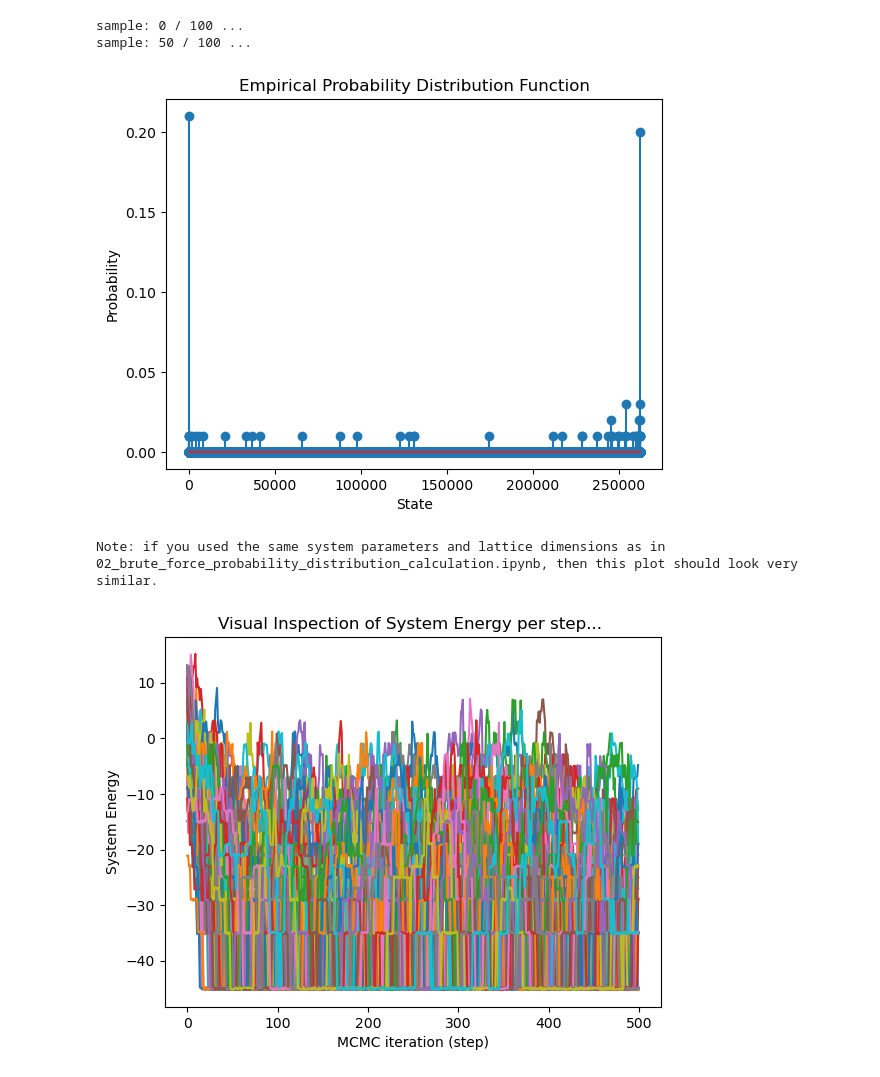
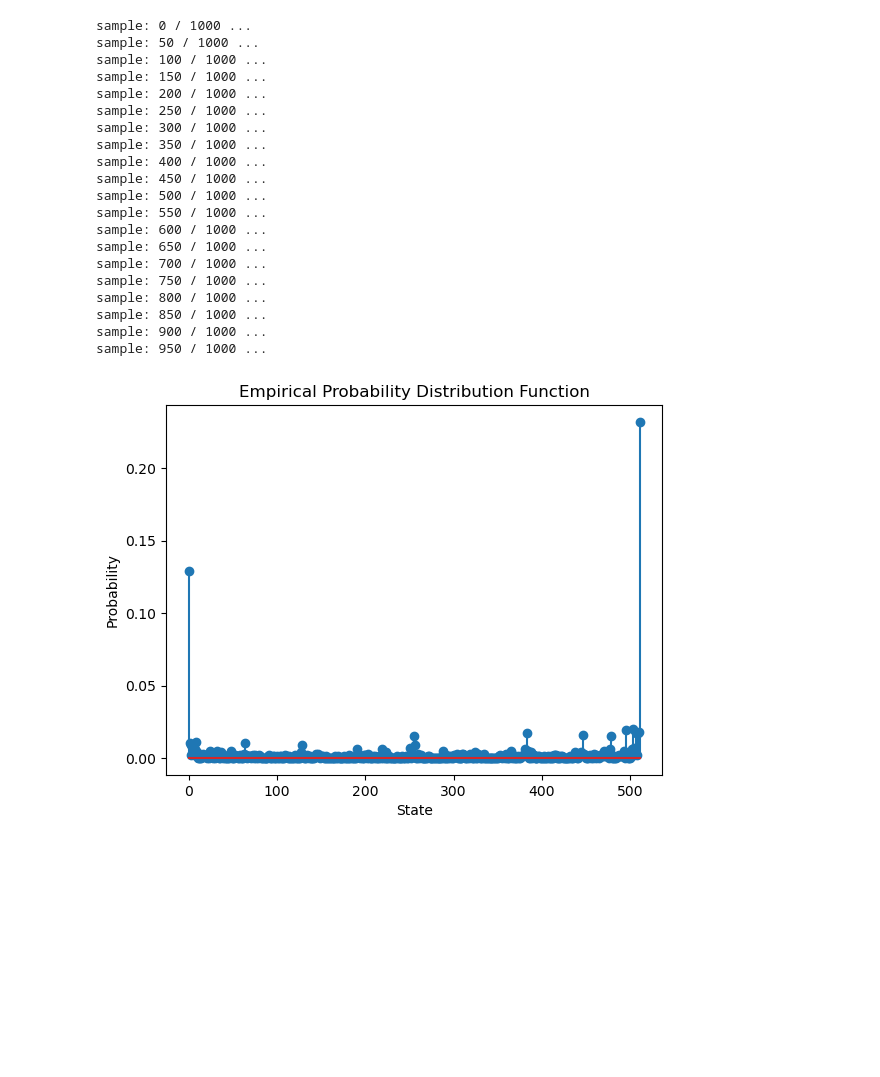
Before and after one commit to jp7745/sampling, a Jupyter notebook: examples/04_mcmc.ipynb, the cells around one changed output. Saved outputs shown, nothing was run; the diff lists cells and outputs as text; code cells hidden in the pictures; blank space fills up the shorter version.

```diff
--- a/examples/04_mcmc.ipynb
+++ b/examples/04_mcmc.ipynb
@@ -61,0 +21,7 @@ System temperature T: 3.0
+# %%
+filename = "../benchmark_instances/instance.a8be0d9a-3238-11ee-b3fb-9309595bcf35.EXAMPLE.json"
+
+G = sampling.load_graph_instance_from_file(filename)
+
+G.plot()
+pprint.pprint(G.get_summary_details())
@@ -62,67 +44,58 @@ System temperature T: 3.0
 # %%
 # Monte Carlo Markov Chain (MCMC) with Metropolis Hastings (M-H) proposals.
 
-num_samples_k = 100
-num_steps = 500 # TODO: determine when the MCMC has mixed and stop!
+n = len(G.nodes())
 
-# store samples as a dictionary with
-# counts of the number of times each state has appeared.
-# samples = {} # necessary if N is very large.
+num_samples_k = 1000 # may be pulled from the instance.<uuid>.json file.
+num_steps = 100 # TODO: determine when the MCMC has mixed and stop!
 
-empirical_pdf = np.zeros(N)
+empirical_pdf = np.zeros(2**n)
 
 sample_energy_by_step = np.zeros((num_samples_k, num_steps))
 
-
-for s in range(num_samples_k):
+for sample in range(num_samples_k):
 
     # print status:
-    if s % 50 == 0:
-        print("sample:",s,"/",num_samples_k,"...")
+    if sample % 50 == 0:
+        print("sample:",sample,"/",num_samples_k,"...")
 
-    # random starting spin_config:
+    # random starting spin_config for each sample:
     spin_config = sampling.generate_random_spin_config(n)
     G.set_spins(spin_config)
 
-    i = 0
-    for step in range(num_steps):
-        energy, spin_config = G.mcmc_mh_step(
-            beta=beta,
-            target_spin=i
-        )
-        # run through nodes in typewriter order
-        i += 1
-        i = i % n
-
-        sample_energy_by_step[s, step] = energy + 0.5*(np.random.random() - 0.5) # add random dither so plots look more interesting.
-
+    sample_energy, sample_config = G.generate_mcmc_sample_v1(num_steps=num_steps)
 
     # log final spin configuration
-    final_state_index = sampling.convert_spin_config_to_state_index(G.get_spins())
+    final_state_index = sampling.convert_spin_config_to_state_index(sample_config)
     empirical_pdf[final_state_index] += 1
 
 
 empirical_pdf *= (1/num_samples_k) #normalize
 
 plt.stem(empirical_pdf)
 plt.xlabel("State")
 plt.ylabel("Probability")
 plt.title("Empirical Probability Distribution Function")
 plt.show()
-
-
-print("Note: if you used the same system parameters and lattice dimensions as in 02_brute_force_probability_distribution_calculation.ipynb, then this plot should look very similar.")
 # %% [output]
-sample: 0 / 100 ...
-sample: 50 / 100 ...
+sample: 0 / 1000 ...
+sample: 50 / 1000 ...
+sample: 100 / 1000 ...
+sample: 150 / 1000 ...
+sample: 200 / 1000 ...
+sample: 250 / 1000 ...
+sample: 300 / 1000 ...
+sample: 350 / 1000 ...
+sample: 400 / 1000 ...
+sample: 450 / 1000 ...
+sample: 500 / 1000 ...
+sample: 550 / 1000 ...
+sample: 600 / 1000 ...
+sample: 650 / 1000 ...
+sample: 700 / 1000 ...
+sample: 750 / 1000 ...
+sample: 800 / 1000 ...
+sample: 850 / 1000 ...
+sample: 900 / 1000 ...
+sample: 950 / 1000 ...
-[figure, old version]
+[figure, new version]
-Note: if you used the same system parameters and lattice dimensions as in 02_brute_force_probability_distribution_calculation.ipynb, then this plot should look very similar.
-# %%
-for s in range(num_samples_k):
-    plt.plot(sample_energy_by_step[s,:])
-plt.xlabel("MCMC iteration (step)")
-plt.ylabel("System Energy")
-plt.title("Visual Inspection of System Energy per step... ")
-plt.show()
-# %% [output]
-[figure, removed]
```
Also changed, not shown: parts of 4 cells of this notebook, 24 other files.
